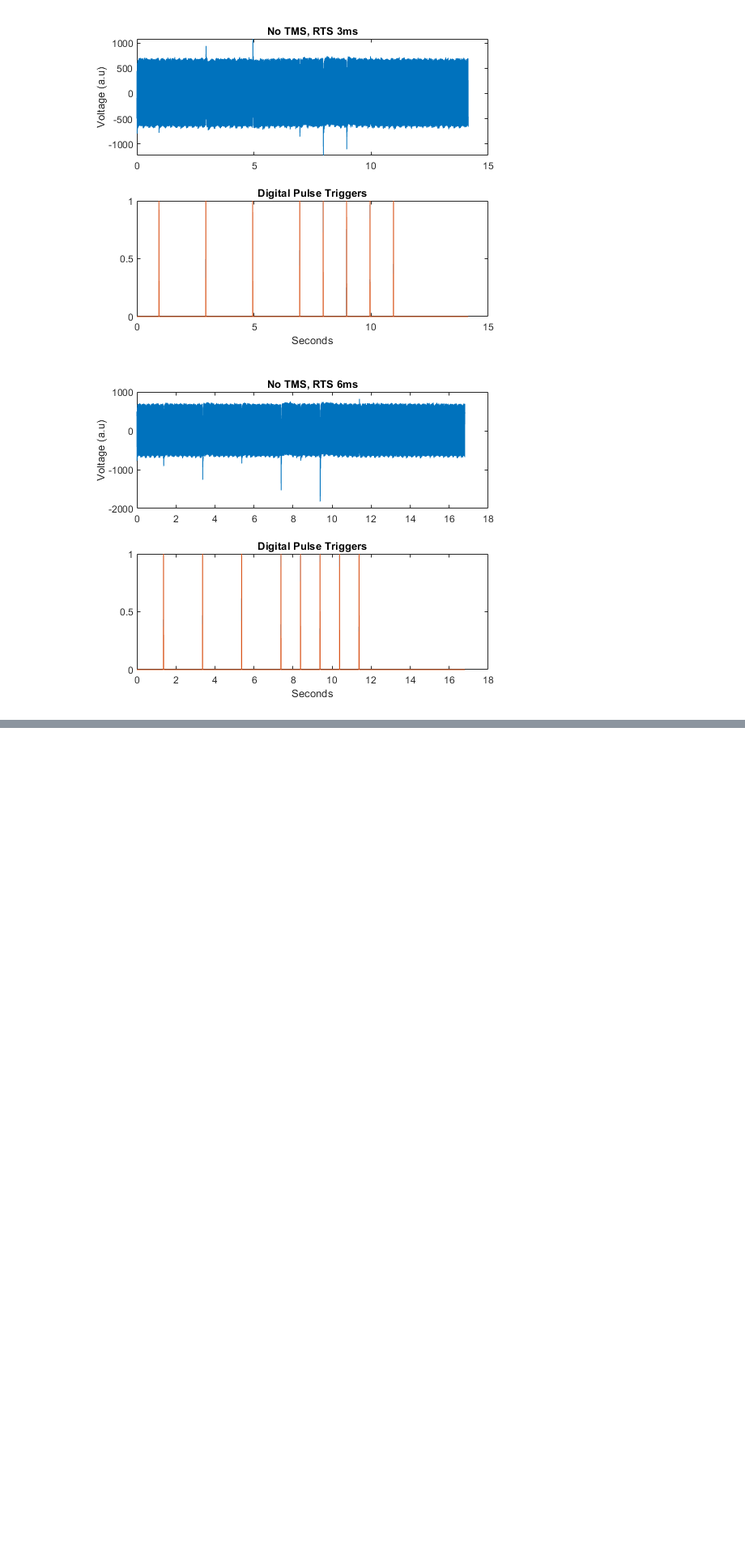
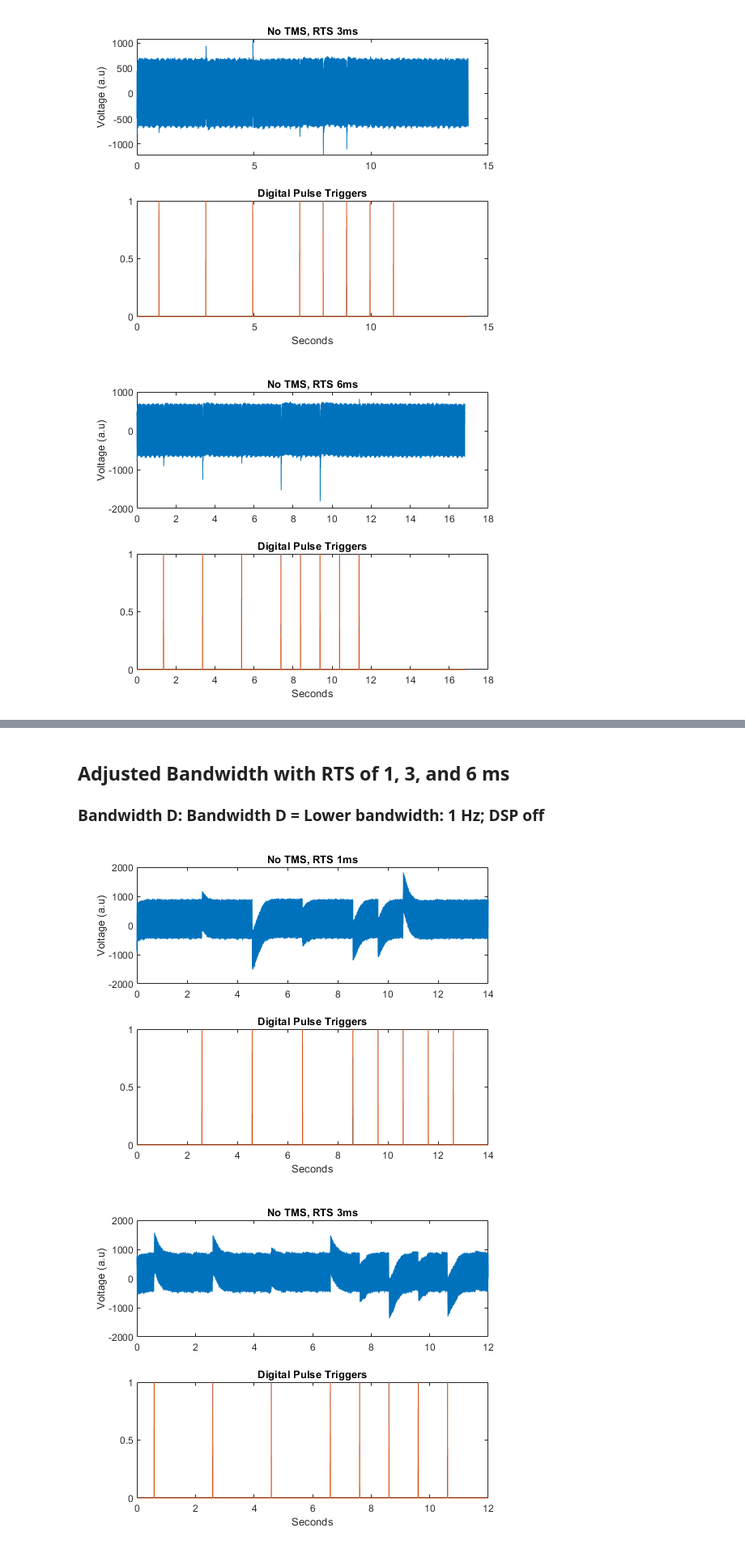
Before and after one commit to platt-labs/TNI_phantom_tests, a Jupyter notebook: IntanPlexonPhantomTests_20190621.ipynb, the cells around one changed output, grey strips where cells are left out. Shown at 81% size. Cells and saved outputs as stored; diff of their text form; code cells hidden in the pictures; blank space fills up the shorter version.

```diff
--- a/IntanPlexonPhantomTests_20190621.ipynb
+++ b/IntanPlexonPhantomTests_20190621.ipynb
@@ -876,0 +994,52 @@ title('Digital Pulse Triggers')
+# %% [markdown]
+## Adjusted Bandwidth with RTS of 1, 3, and 6 ms
+### Bandwidth D: Bandwidth D = Lower bandwidth: 1 Hz; DSP off
+# %%
+figure
+subplot(2,1,1)
+plot(time_axis_NoTMS_RTS6ms_BWd,NoTMS_RTS6ms_BWd_v)
+xlim([1 14])
+ylabel('Voltage (a.u)')
+title('No TMS, RTS 6ms')
+subplot(2,1,2)
+plot(time_axis_NoTMS_RTS6ms_BWd, NoTMS_RTS6ms_BWd_dig1,'DisplayName', 'Digital Input 1 - RTS')
+hold on
+plot(time_axis_NoTMS_RTS6ms_BWd, NNoTMS_RTS6ms_BWd_dig2,'DisplayName', 'Digital Input 2 - noTMS')
+hold off
+xlim([1 14])
+xlabel('Seconds')
+title('Digital Pulse Triggers')
+
+figure
+subplot(2,1,1)
+plot(time_axis_NoTMS_RTS3ms_BWd,NoTMS_RTS3ms_BWd_v)
+xlim([0 12])
+ylabel('Voltage (a.u)')
+title('No TMS, RTS 3ms')
+subplot(2,1,2)
+plot(time_axis_NoTMS_RTS3ms_BWd, NoTMS_RTS3ms_BWd_dig1,'DisplayName', 'Digital Input 1 - RTS')
+hold on
+plot(time_axis_NoTMS_RTS3ms_BWd, NNoTMS_RTS3ms_BWd_dig2,'DisplayName', 'Digital Input 2 - noTMS')
+hold off
+xlim([0 12])
+xlabel('Seconds')
+title('Digital Pulse Triggers')
+
+
+figure
+subplot(2,1,1)
+plot(time_axis_NoTMS_RTS1ms_BWd,NoTMS_RTS1ms_BWd_v)
+xlim([0 14])
+ylabel('Voltage (a.u)')
+title('No TMS, RTS 1ms')
+subplot(2,1,2)
+plot(time_axis_NoTMS_RTS1ms_BWd, NoTMS_RTS1ms_BWd_dig1,'DisplayName', 'Digital Input 1 - RTS')
+hold on
+plot(time_axis_NoTMS_RTS1ms_BWd, NNoTMS_RTS1ms_BWd_dig2,'DisplayName', 'Digital Input 2 - noTMS')
+hold off
+xlim([0 14])
+xlabel('Seconds')
+title('Digital Pulse Triggers')
+# %% [output]
+[figure, added]
+[figure, added]
```
Also changed, not shown: parts of 30 cells of this notebook.
